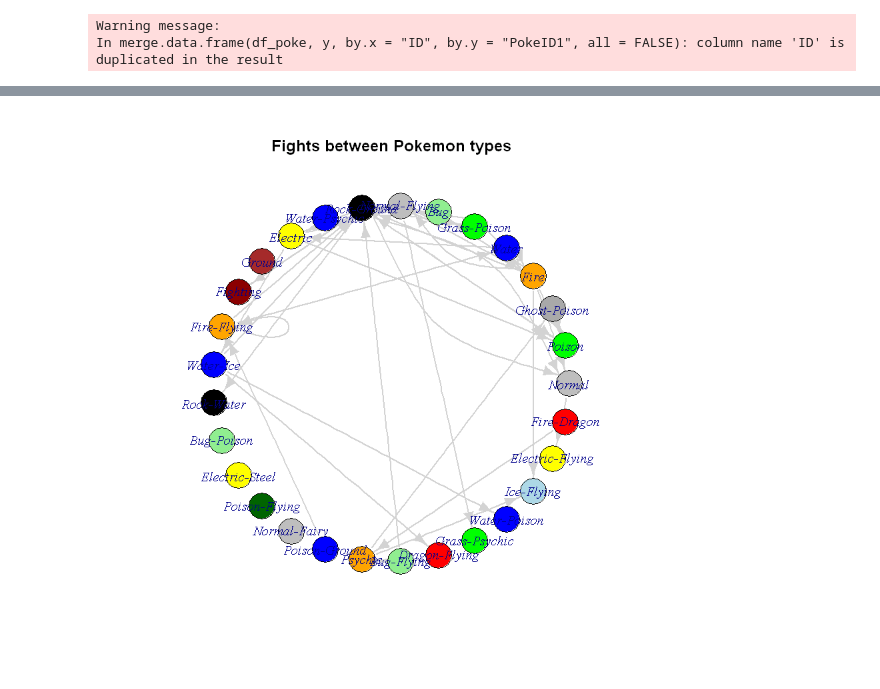
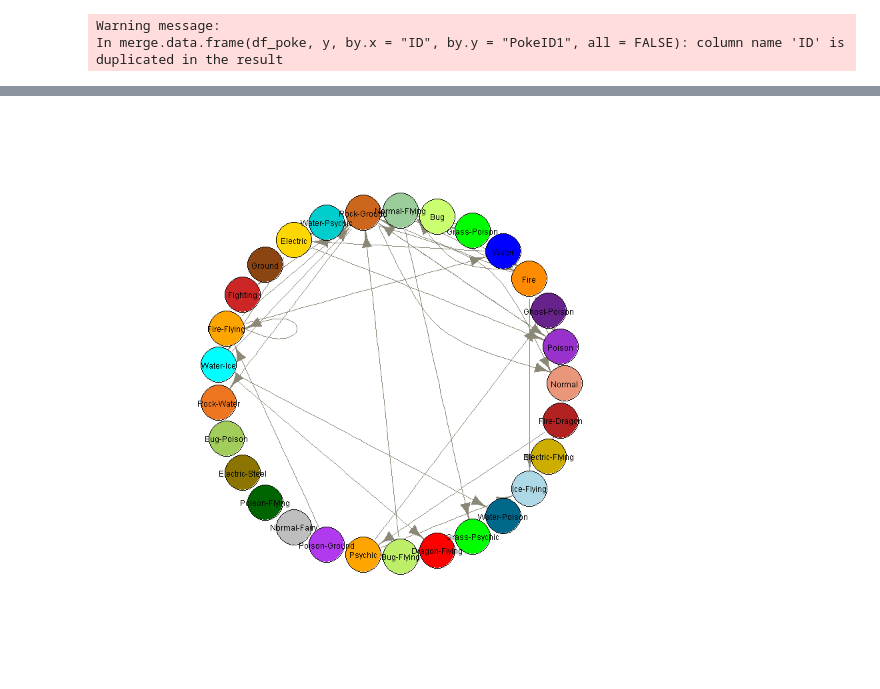
Before and after one commit to xconnect/fub.msc.cna, a Jupyter notebook: project/Pokemon-Project.ipynb, the cells around one changed output, grey strips where cells are left out. Cells and saved outputs as stored; diff of their text form; code cells hidden in the pictures.

```diff
--- a/project/Pokemon-Project.ipynb
+++ b/project/Pokemon-Project.ipynb
@@ -216,53 +216,55 @@ plot.igraph(G_poke_e4,
 # %%
 G_type <- G_poke_ap
 uname <- unique(V(G_poke_ap)$cTypeName)
 t_match <- match(V(G_type)$cTypeName, uname)
 G_type <- contract.vertices(G_poke_ap, t_match)
 V(G_type)$name <- uname
 
-V(G_type)$color[V(G_type)$name == "Normal-Flying"] <- "gray"
-V(G_type)$color[V(G_type)$name == "Bug"] <- "lightgreen"
-V(G_type)$color[V(G_type)$name == "Grass-Poison"] <- "green"
-V(G_type)$color[V(G_type)$name == "Water"] <- "blue"
-V(G_type)$color[V(G_type)$name == "Fire"] <- "orange"
-V(G_type)$color[V(G_type)$name == "Ghost-Poison"] <- "darkgray"
-V(G_type)$color[V(G_type)$name == "Poison"] <- "green"
-V(G_type)$color[V(G_type)$name == "Normal"] <- "gray"
-V(G_type)$color[V(G_type)$name == "Fire-Dragon"] <- "red"
-V(G_type)$color[V(G_type)$name == "Electric-Flying"] <- "yellow"
-V(G_type)$color[V(G_type)$name == "Ice-Flying"] <- "lightblue"
-V(G_type)$color[V(G_type)$name == "Water-Poison"] <- "blue"
-V(G_type)$color[V(G_type)$name == "Grass-Psychic"] <- "green"
-V(G_type)$color[V(G_type)$name == "Dragon-Flying"] <- "red"
-V(G_type)$color[V(G_type)$name == "Bug-Flying"] <- "lightgreen"
-V(G_type)$color[V(G_type)$name == "Psychic"] <- "orange"
-V(G_type)$color[V(G_type)$name == "Poison-Ground"] <- "blue"
-V(G_type)$color[V(G_type)$name == "Normal-Fairy"] <- "gray"
-V(G_type)$color[V(G_type)$name == "Poison-Flying"] <- "darkgreen"
-V(G_type)$color[V(G_type)$name == "Electric-Steel"] <- "yellow"
-V(G_type)$color[V(G_type)$name == "Bug-Poison"] <- "lightgreen"
-V(G_type)$color[V(G_type)$name == "Rock-Water"] <- "black"
-V(G_type)$color[V(G_type)$name == "Water-Ice"] <- "blue"
-V(G_type)$color[V(G_type)$name == "Fire-Flying"] <- "orange"
-V(G_type)$color[V(G_type)$name == "Fighting"] <- "darkred"
-V(G_type)$color[V(G_type)$name == "Ground"] <- "brown"
-V(G_type)$color[V(G_type)$name == "Electric"] <- "yellow"
-V(G_type)$color[V(G_type)$name == "Water-Psychic"] <- "blue"
-V(G_type)$color[V(G_type)$name == "Rock-Ground"] <- "black"
+V(G_type)$color[V(G_type)$name == "Normal-Flying"]   <- "darkseagreen3"
+V(G_type)$color[V(G_type)$name == "Bug"]             <- "darkolivegreen1"
+V(G_type)$color[V(G_type)$name == "Grass-Poison"]    <- "green"
+V(G_type)$color[V(G_type)$name == "Water"]           <- "blue"
+V(G_type)$color[V(G_type)$name == "Fire"]            <- "darkorange"
+V(G_type)$color[V(G_type)$name == "Ghost-Poison"]    <- "darkorchid4"
+V(G_type)$color[V(G_type)$name == "Poison"]          <- "darkorchid"
+V(G_type)$color[V(G_type)$name == "Normal"]          <- "darksalmon"
+V(G_type)$color[V(G_type)$name == "Fire-Dragon"]     <- "firebrick"
+V(G_type)$color[V(G_type)$name == "Electric-Flying"] <- "gold3"
+V(G_type)$color[V(G_type)$name == "Ice-Flying"]      <- "lightblue"
+V(G_type)$color[V(G_type)$name == "Water-Poison"]    <- "deepskyblue4"
+V(G_type)$color[V(G_type)$name == "Grass-Psychic"]   <- "green"
+V(G_type)$color[V(G_type)$name == "Dragon-Flying"]   <- "red"
+V(G_type)$color[V(G_type)$name == "Bug-Flying"]      <- "darkolivegreen2"
+V(G_type)$color[V(G_type)$name == "Psychic"]         <- "orange"
+V(G_type)$color[V(G_type)$name == "Poison-Ground"]   <- "darkorchid2"
+V(G_type)$color[V(G_type)$name == "Normal-Fairy"]    <- "gray"
+V(G_type)$color[V(G_type)$name == "Poison-Flying"]   <- "darkgreen"
+V(G_type)$color[V(G_type)$name == "Electric-Steel"]  <- "gold4"
+V(G_type)$color[V(G_type)$name == "Bug-Poison"]      <- "darkolivegreen3"
+V(G_type)$color[V(G_type)$name == "Rock-Water"]      <- "chocolate2"
+V(G_type)$color[V(G_type)$name == "Water-Ice"]       <- "cyan"
+V(G_type)$color[V(G_type)$name == "Fire-Flying"]     <- "orange"
+V(G_type)$color[V(G_type)$name == "Fighting"]        <- "firebrick3"
+V(G_type)$color[V(G_type)$name == "Ground"]          <- "chocolate4"
+V(G_type)$color[V(G_type)$name == "Electric"]        <- "gold"
+V(G_type)$color[V(G_type)$name == "Water-Psychic"]   <- "cyan3"
+V(G_type)$color[V(G_type)$name == "Rock-Ground"]     <- "chocolate3"
 
 # Pokémon types
 plot.igraph(G_type,
-            main = "Fights between Pokemon types",
+            #main = "Pokemon types",
             layout=layout.circle,
-            vertex.size         = 15,
+            vertex.size         = 21,
+            vertex.label.color  = 'black',
             vertex.label.family = 'sans',
-            vertex.label.font   = 8,
-            edge.label          = NA,
-            edge.width          = 2,
-            edge.color          = 'lightgray',
+            vertex.label.font   = 20,
+            vertex.label.cex    = 0.6,
+            edge.label          = NA,#E(G_type),
+            edge.width          = 1,
+            edge.color          = 'cornsilk4',
             edge.label.family   = 'sans',
-            edge.label.font     = 3,
-            edge.label.color    = 'lightgray'
+            edge.label.font     = 9,
+            edge.label.color    = 'darkslategray'
           )
 # %% [output]
-[figure, old version]
+[figure, new version]
```
Also changed, not shown: parts of 10 cells of this notebook.
